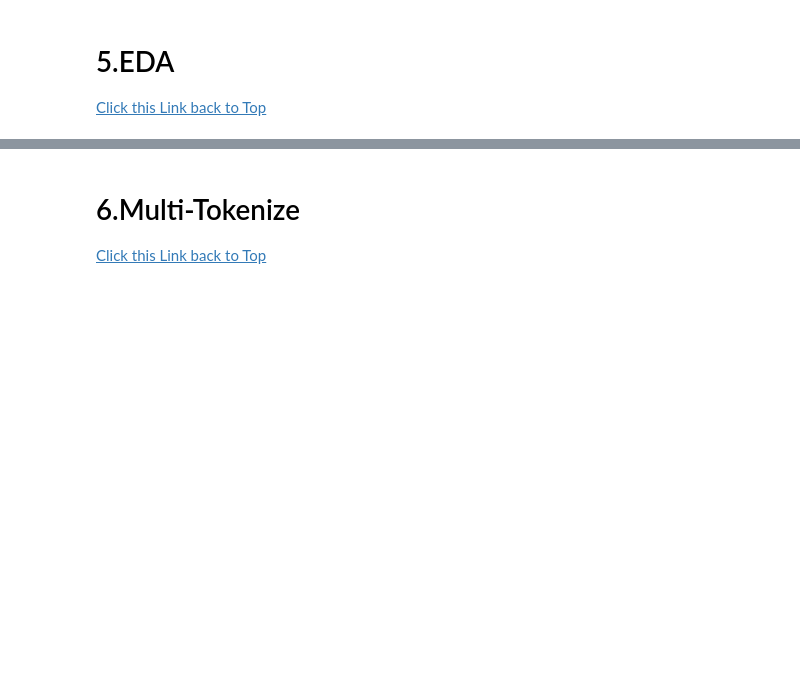
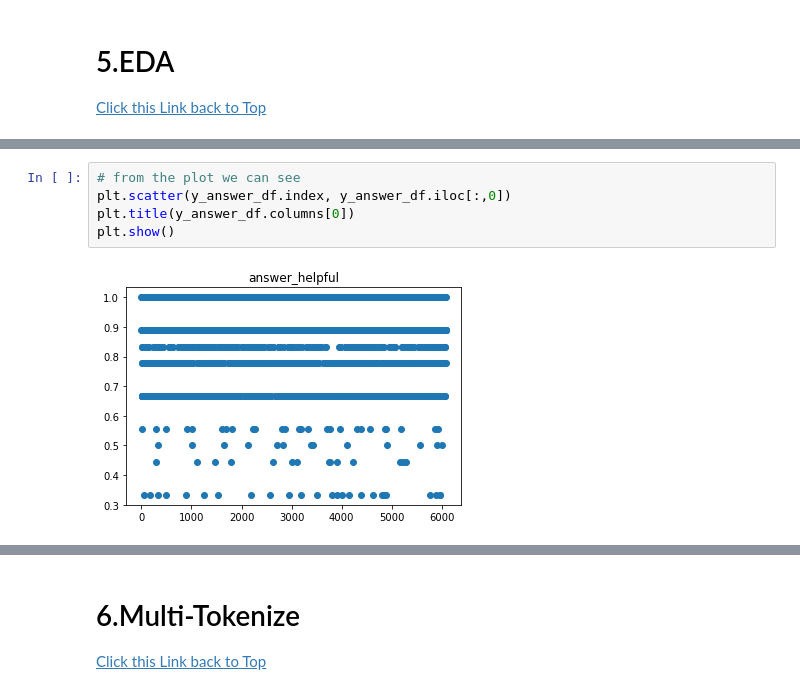
Before and after one commit to L3P3titPrince/40_Google_Q-A, a Jupyter notebook: 31_Google_Q-A_11202020.ipynb, the cells around one changed output, grey strips where cells are left out. Drawn from its saved outputs; the diff is of its cells as text; blank space fills up the shorter version.

```diff
--- a/31_Google_Q-A_11202020.ipynb
+++ b/31_Google_Q-A_11202020.ipynb
@@ -382,0 +594,7 @@ NameError: name 'y_question_df' is not defined
+# %%
+# from the plot we can see
+plt.scatter(y_answer_df.index, y_answer_df.iloc[:,0])
+plt.title(y_answer_df.columns[0])
+plt.show()
+# %% [output]
+[figure, added]
```
Also changed, not shown: parts of 62 cells of this notebook, 1 other file.
